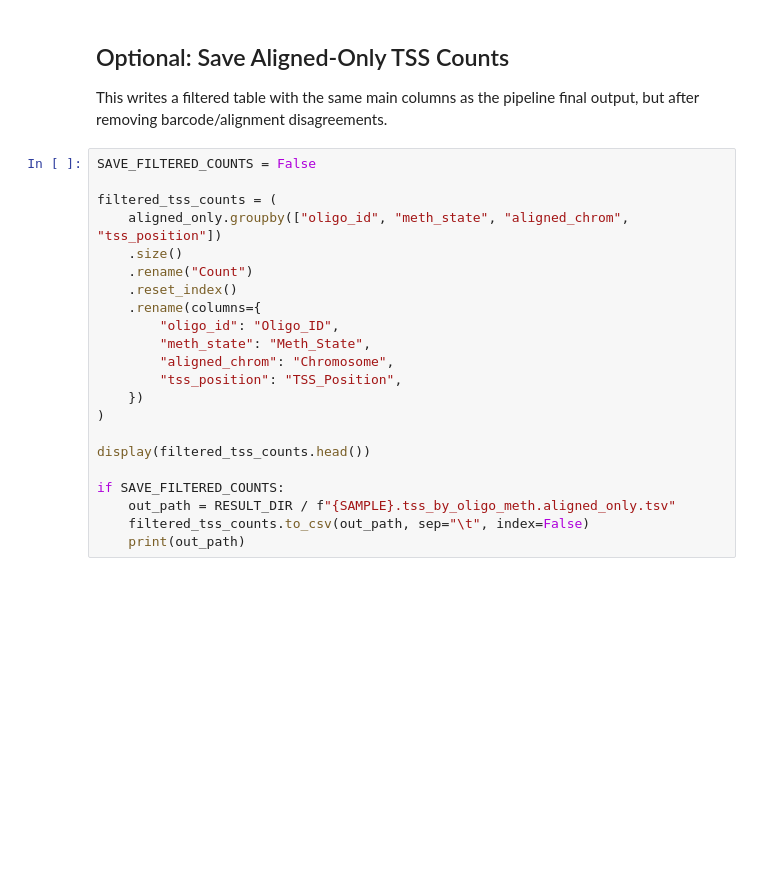
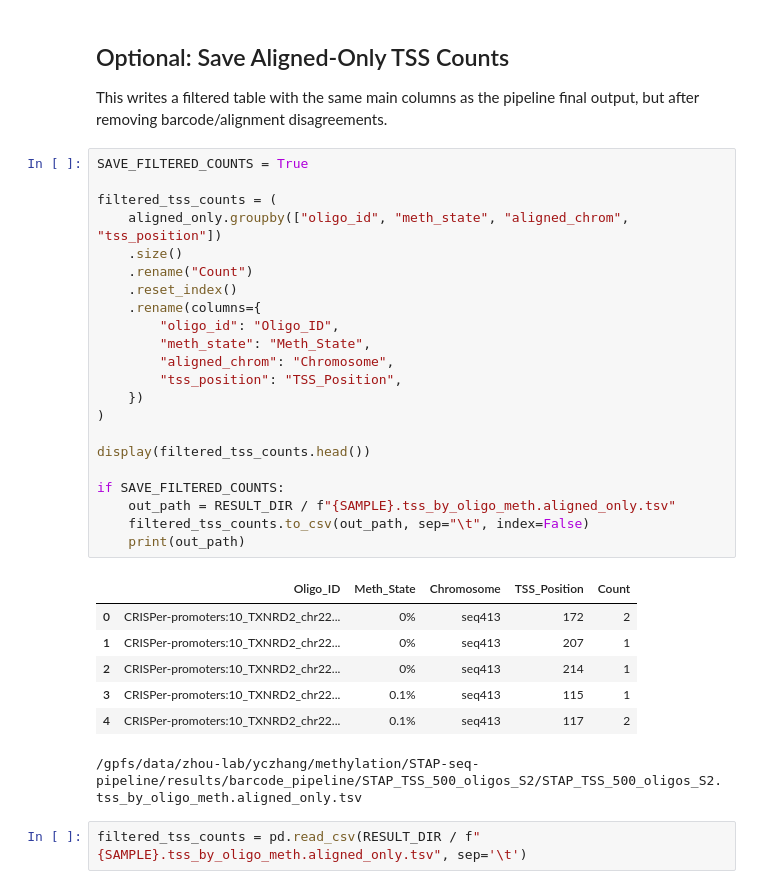
Before and after one commit to level6626/STAP-seq-pipeline, a Jupyter notebook: notebooks/analyze_barcode_pipeline_results.ipynb, the cells around one changed output. Cells and saved outputs as stored; diff of their text form; blank space fills up the shorter version.

Commit message:
Refine genome-wide STAP-seq pipeline.

```diff
--- a/notebooks/analyze_barcode_pipeline_results.ipynb
+++ b/notebooks/analyze_barcode_pipeline_results.ipynb
@@ -335,24 +335,34 @@ display(summed_counts)
 
 This writes a filtered table with the same main columns as the pipeline final output, but after removing barcode/alignment disagreements.
 # %%
-SAVE_FILTERED_COUNTS = False
+SAVE_FILTERED_COUNTS = True
 
 filtered_tss_counts = (
     aligned_only.groupby(["oligo_id", "meth_state", "aligned_chrom", "tss_position"])
     .size()
     .rename("Count")
     .reset_index()
     .rename(columns={
         "oligo_id": "Oligo_ID",
         "meth_state": "Meth_State",
         "aligned_chrom": "Chromosome",
         "tss_position": "TSS_Position",
     })
 )
 
 display(filtered_tss_counts.head())
 
 if SAVE_FILTERED_COUNTS:
     out_path = RESULT_DIR / f"{SAMPLE}.tss_by_oligo_meth.aligned_only.tsv"
     filtered_tss_counts.to_csv(out_path, sep="\t", index=False)
     print(out_path)
+# %% [output]
+|  | Oligo_ID | Meth_State | Chromosome | TSS_Position | Count |
+| 0 | CRISPer-promoters:10_TXNRD2_chr22... | 0% | seq413 | 172 | 2 |
+| 1 | CRISPer-promoters:10_TXNRD2_chr22... | 0% | seq413 | 207 | 1 |
+| 2 | CRISPer-promoters:10_TXNRD2_chr22... | 0% | seq413 | 214 | 1 |
+| 3 | CRISPer-promoters:10_TXNRD2_chr22... | 0.1% | seq413 | 115 | 1 |
+| 4 | CRISPer-promoters:10_TXNRD2_chr22... | 0.1% | seq413 | 117 | 2 |
+/gpfs/data/zhou-lab/yczhang/methylation/STAP-seq-pipeline/results/barcode_pipeline/STAP_TSS_500_oligos_S2/STAP_TSS_500_oligos_S2.tss_by_oligo_meth.aligned_only.tsv
+# %%
+filtered_tss_counts = pd.read_csv(RESULT_DIR / f"{SAMPLE}.tss_by_oligo_meth.aligned_only.tsv", sep='\t')
```
Also changed, not shown: parts of 11 cells of this notebook, 5 other files.
